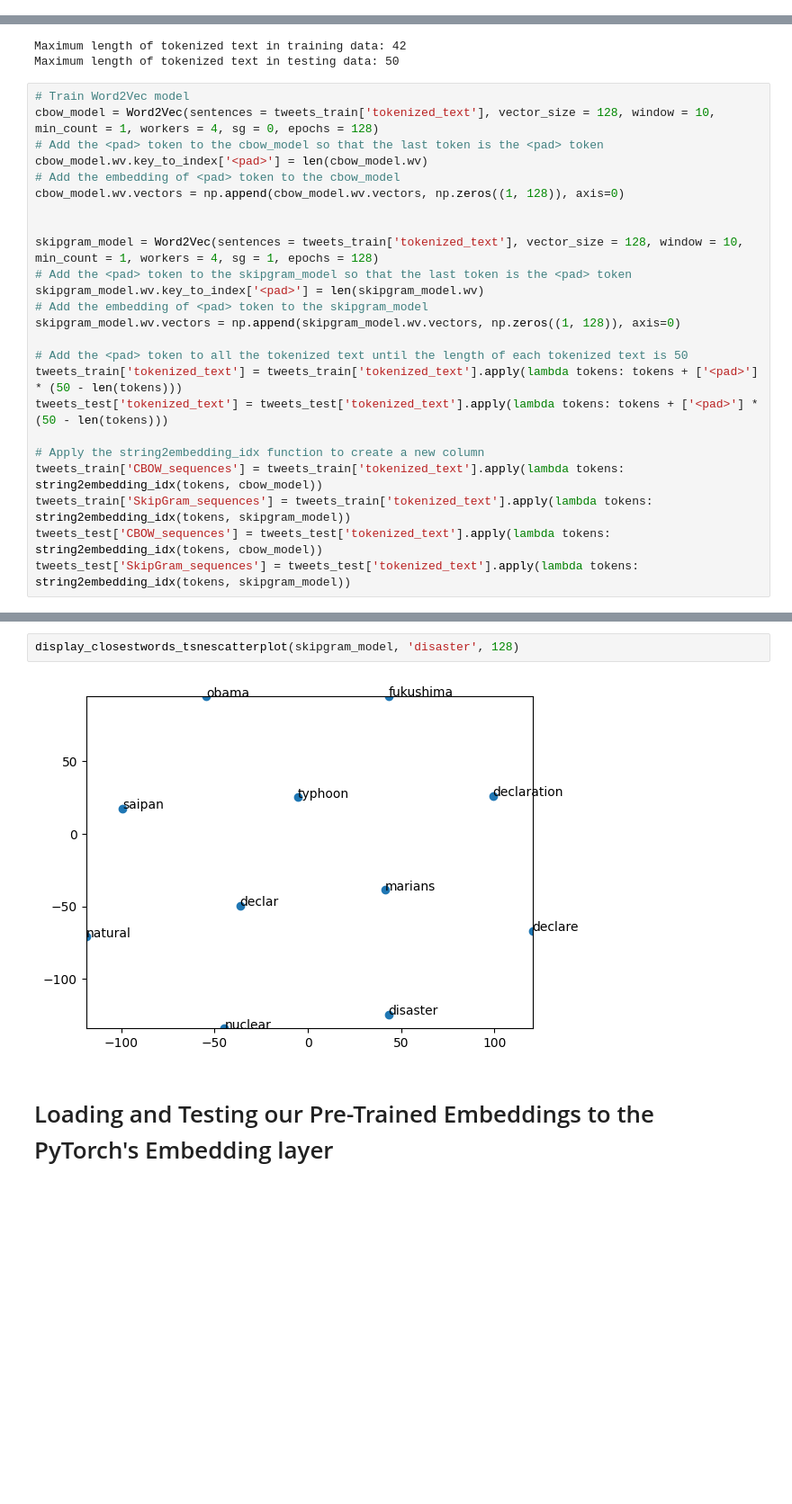
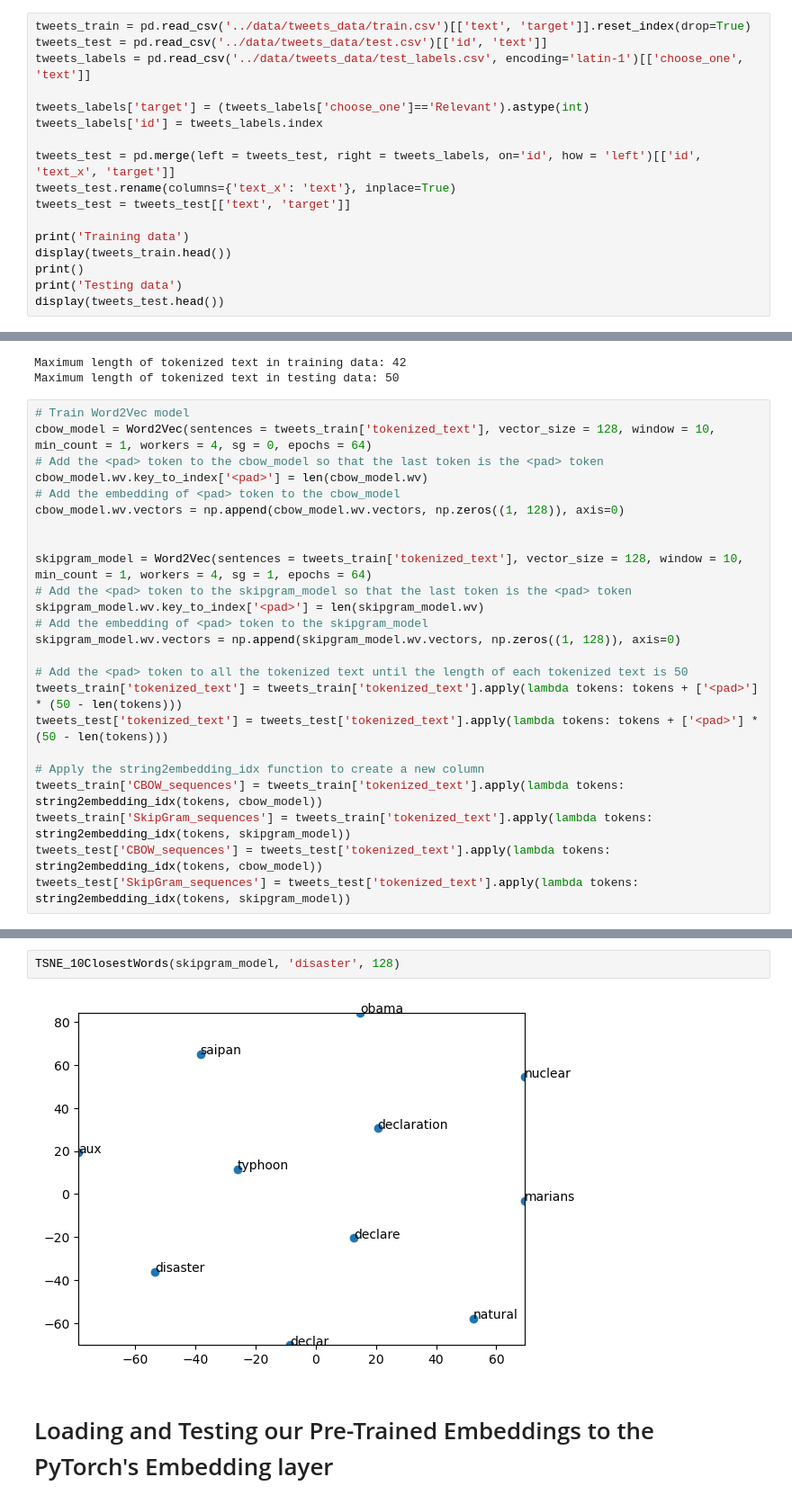
Before and after one commit to LuisPHenriques/TAAC-Project, a Jupyter notebook: NLP Project/notebook.ipynb, the cells around one changed output, grey strips where cells are left out. Shown at 90% size. Saved outputs shown, nothing was run; the diff lists cells and outputs as text; blank space fills up the shorter version.

```diff
--- a/NLP Project/notebook.ipynb
+++ b/NLP Project/notebook.ipynb
@@ -388,0 +534,17 @@ Testing data
+# %%
+tweets_train = pd.read_csv('../data/tweets_data/train.csv')[['text', 'target']].reset_index(drop=True)
+tweets_test = pd.read_csv('../data/tweets_data/test.csv')[['id', 'text']]
+tweets_labels = pd.read_csv('../data/tweets_data/test_labels.csv', encoding='latin-1')[['choose_one', 'text']]
+
+tweets_labels['target'] = (tweets_labels['choose_one']=='Relevant').astype(int)
+tweets_labels['id'] = tweets_labels.index
+
+tweets_test = pd.merge(left = tweets_test, right = tweets_labels, on='id', how = 'left')[['id', 'text_x', 'target']]
+tweets_test.rename(columns={'text_x': 'text'}, inplace=True)
+tweets_test = tweets_test[['text', 'target']]
+
+print('Training data')
+display(tweets_train.head())
+print()
+print('Testing data')
+display(tweets_test.head())
@@ -515,14 +692,14 @@ Maximum length of tokenized text in training data: 42
 Maximum length of tokenized text in testing data: 50
 # %%
 # Train Word2Vec model
-cbow_model = Word2Vec(sentences = tweets_train['tokenized_text'], vector_size = 128, window = 10, min_count = 1, workers = 4, sg = 0, epochs = 128)
+cbow_model = Word2Vec(sentences = tweets_train['tokenized_text'], vector_size = 128, window = 10, min_count = 1, workers = 4, sg = 0, epochs = 64)
 # Add the <pad> token to the cbow_model so that the last token is the <pad> token
 cbow_model.wv.key_to_index['<pad>'] = len(cbow_model.wv)
 # Add the embedding of <pad> token to the cbow_model
 cbow_model.wv.vectors = np.append(cbow_model.wv.vectors, np.zeros((1, 128)), axis=0)
 
 
-skipgram_model = Word2Vec(sentences = tweets_train['tokenized_text'], vector_size = 128, window = 10, min_count = 1, workers = 4, sg = 1, epochs = 128)
+skipgram_model = Word2Vec(sentences = tweets_train['tokenized_text'], vector_size = 128, window = 10, min_count = 1, workers = 4, sg = 1, epochs = 64)
 # Add the <pad> token to the skipgram_model so that the last token is the <pad> token
 skipgram_model.wv.key_to_index['<pad>'] = len(skipgram_model.wv)
 # Add the embedding of <pad> token to the skipgram_model
@@ -573,7 +750,7 @@ display_closestwords_tsnescatterplot(cbow_model, 'disaster', 128)
 # %%
-display_closestwords_tsnescatterplot(skipgram_model, 'disaster', 128)
+TSNE_10ClosestWords(skipgram_model, 'disaster', 128)
 # %% [output]
-[figure, old version]
+[figure, new version]
 # %% [markdown]
 # Loading and Testing our Pre-Trained Embeddings to the PyTorch's Embedding layer
 # %%
```
Also changed, not shown: parts of 39 cells of this notebook, 3 other files.
